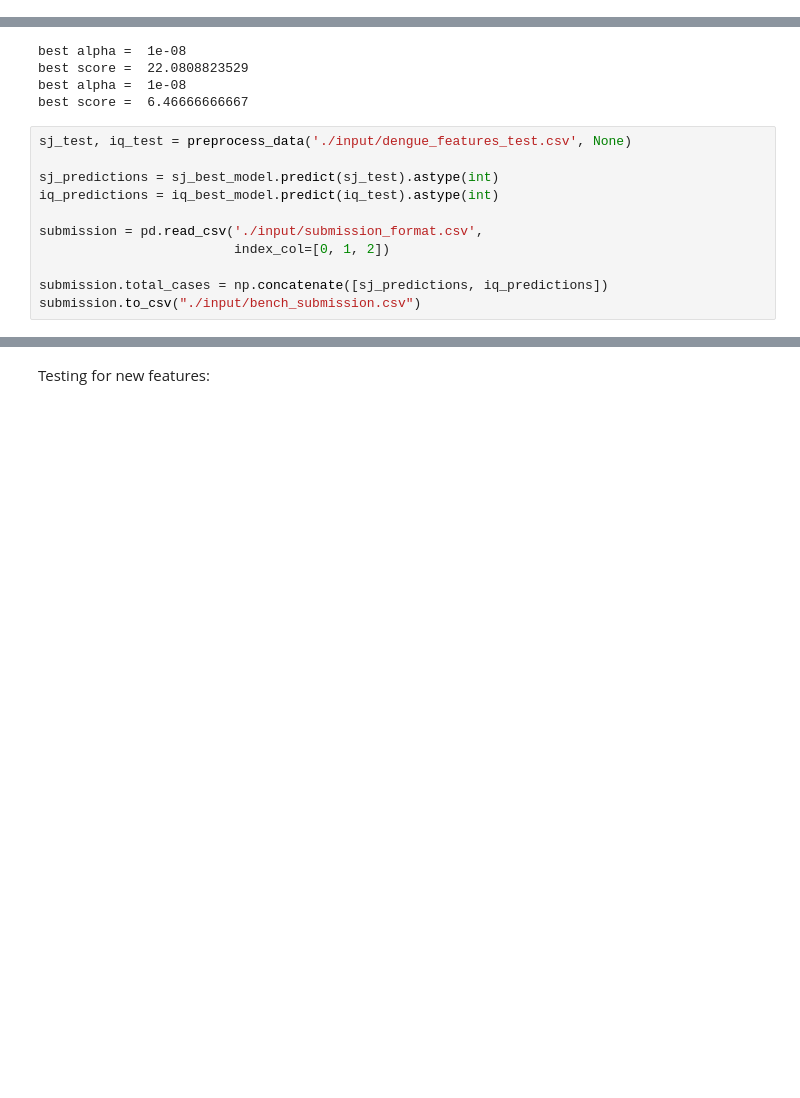
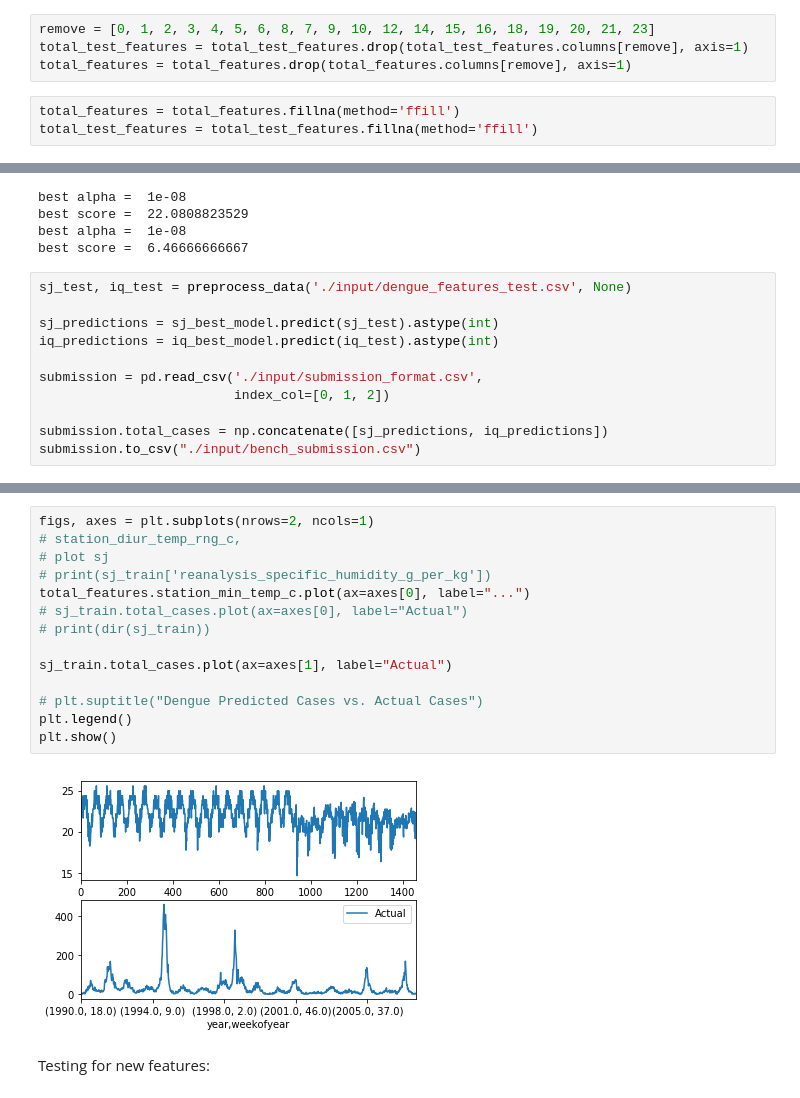
Before and after one commit to esimran/Artificial-Intelligence---iX17, a Jupyter notebook: iX - AI 2017/DengAI.ipynb, the cells around one changed output, grey strips where cells are left out. Cells and saved outputs as stored; diff of their text form; blank space fills up the shorter version.

```diff
--- a/iX - AI 2017/DengAI.ipynb
+++ b/iX - AI 2017/DengAI.ipynb
@@ -25,0 +32,7 @@ total_features = total_features.drop(total_features.index[[1456]], axis=0)
+# %%
+remove = [0, 1, 2, 3, 4, 5, 6, 8, 7, 9, 10, 12, 14, 15, 16, 18, 19, 20, 21, 23]
+total_test_features = total_test_features.drop(total_test_features.columns[remove], axis=1)
+total_features = total_features.drop(total_features.columns[remove], axis=1)
+# %%
+total_features = total_features.fillna(method='ffill')
+total_test_features = total_test_features.fillna(method='ffill')
@@ -120,3 +162,19 @@ submission.to_csv("./input/bench_submission.csv")
+# %%
+figs, axes = plt.subplots(nrows=2, ncols=1)
+# station_diur_temp_rng_c,
+# plot sj
+# print(sj_train['reanalysis_specific_humidity_g_per_kg'])
+total_features.station_min_temp_c.plot(ax=axes[0], label="...")
+# sj_train.total_cases.plot(ax=axes[0], label="Actual")
+# print(dir(sj_train))
+
+sj_train.total_cases.plot(ax=axes[1], label="Actual")
+
+# plt.suptitle("Dengue Predicted Cases vs. Actual Cases")
+plt.legend()
+plt.show()
+# %% [output]
+[figure, added]
 # %% [markdown]
 Testing for new features:
 # %%
```
Also changed, not shown: parts of 14 cells of this notebook.
